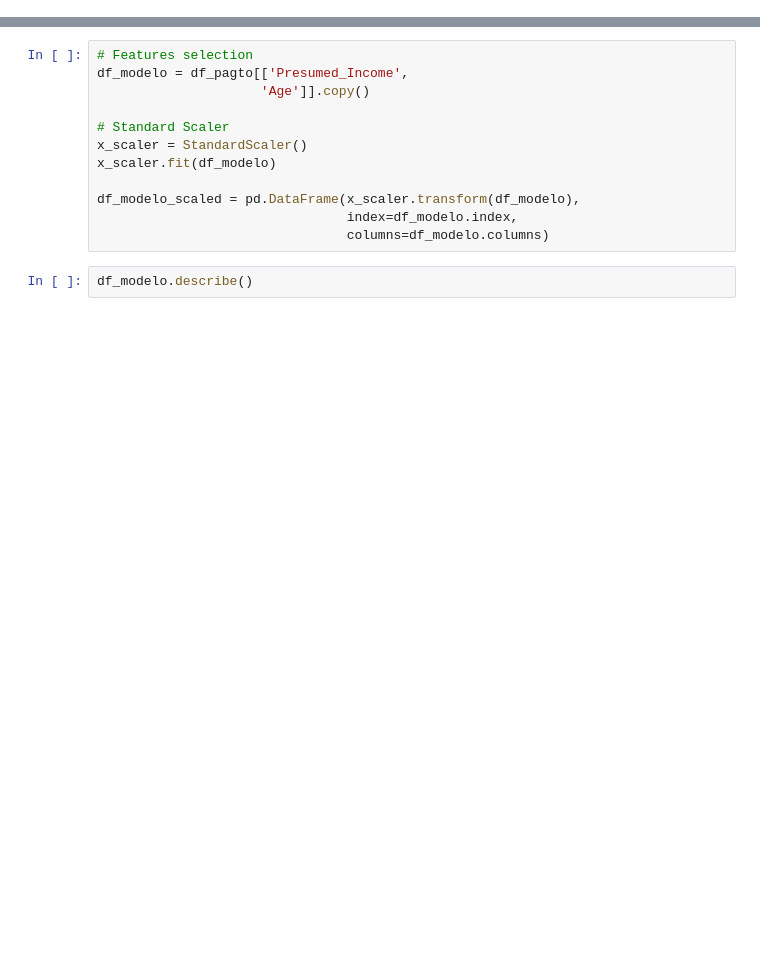
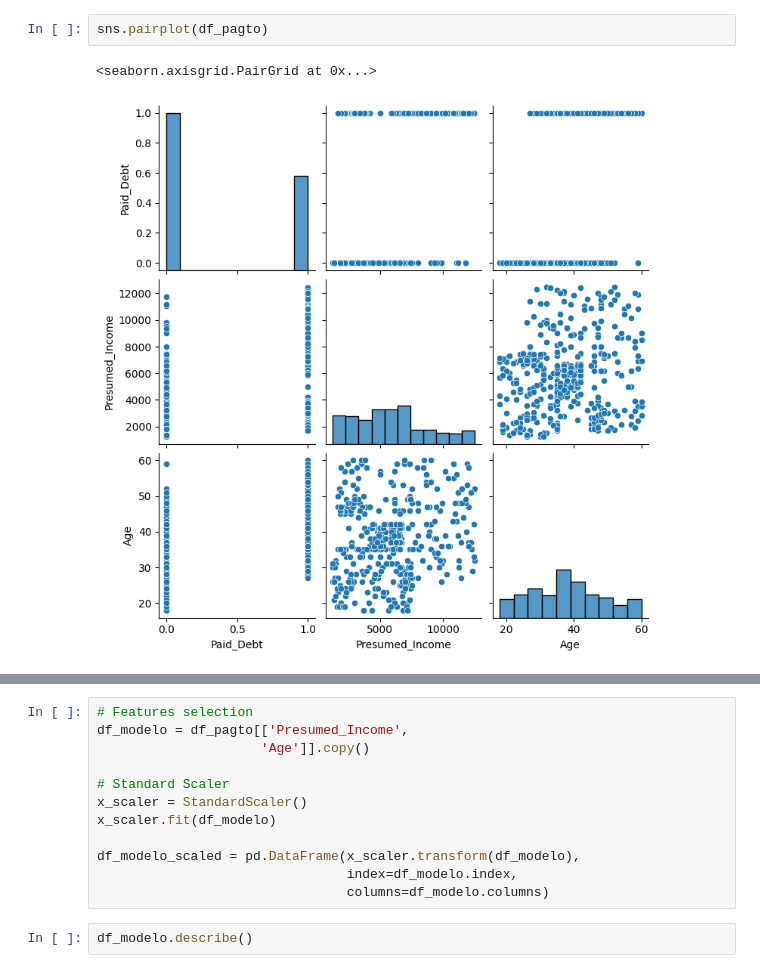
Before and after one commit to rodrigohigashi/Kmeans_EN, a Jupyter notebook: KMeans_payment_EN.ipynb, the cells around one changed output, grey strips where cells are left out. Cells and saved outputs as stored; diff of their text form; blank space fills up the shorter version.

```diff
--- a/KMeans_payment_EN.ipynb
+++ b/KMeans_payment_EN.ipynb
@@ -57,0 +106,5 @@ sns.pairplot(df_pagto, hue='Paid_Debt')
+# %%
+sns.pairplot(df_pagto)
+# %% [output]
+<seaborn.axisgrid.PairGrid at 0x...>
+[figure, added]
```
Also changed, not shown: parts of 59 cells of this notebook.
